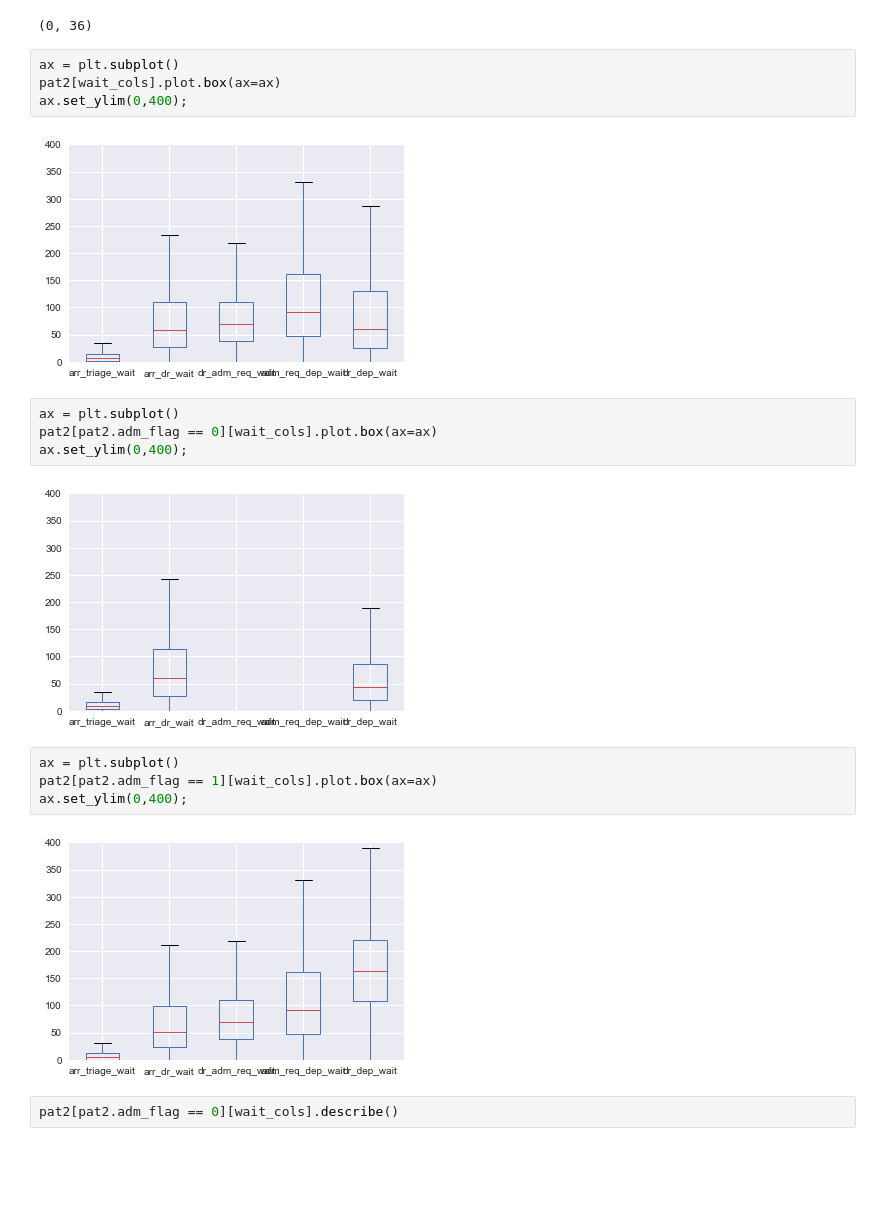
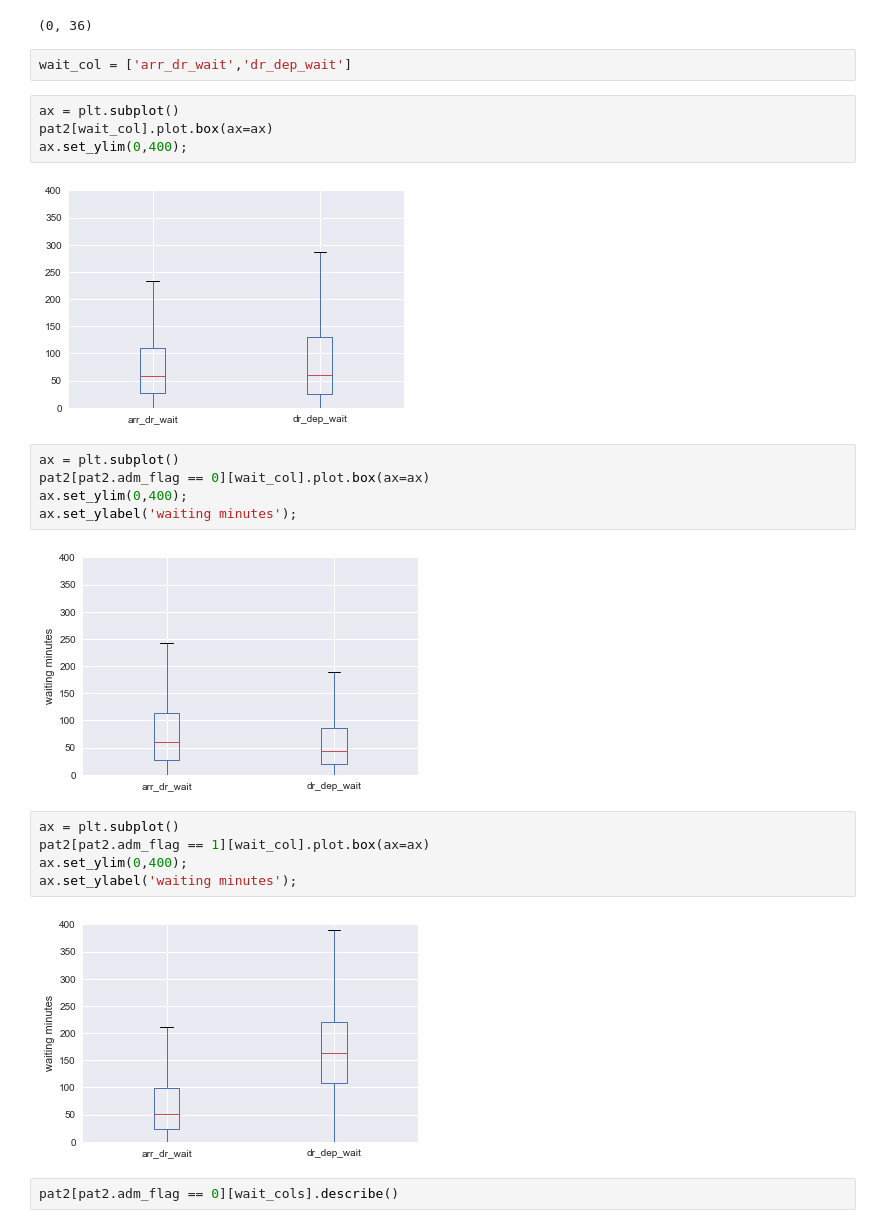
Before and after one commit to BradKeogh/flosp, a Jupyter notebook: hhMAIN.ipynb, the cells around one changed output. Saved outputs shown, nothing was run; the diff lists cells and outputs as text; blank space fills up the shorter version.

```diff
--- a/hhMAIN.ipynb
+++ b/hhMAIN.ipynb
@@ -439,24 +439,28 @@ pat2[wait_cols].describe()
 pat2[pat2.dr_dep_wait < 0].shape
 # %% [output]
 (0, 36)
+# %%
+wait_col = ['arr_dr_wait','dr_dep_wait']
 # %%
 ax = plt.subplot()
-pat2[wait_cols].plot.box(ax=ax)
+pat2[wait_col].plot.box(ax=ax)
 ax.set_ylim(0,400);
 # %% [output]
-[figure, old version]
+[figure, new version]
 # %%
 ax = plt.subplot()
-pat2[pat2.adm_flag == 0][wait_cols].plot.box(ax=ax)
+pat2[pat2.adm_flag == 0][wait_col].plot.box(ax=ax)
 ax.set_ylim(0,400);
+ax.set_ylabel('waiting minutes');
 # %% [output]
-[figure, old version]
+[figure, new version]
 # %%
 ax = plt.subplot()
-pat2[pat2.adm_flag == 1][wait_cols].plot.box(ax=ax)
+pat2[pat2.adm_flag == 1][wait_col].plot.box(ax=ax)
 ax.set_ylim(0,400);
+ax.set_ylabel('waiting minutes');
 # %% [output]
-[figure, old version]
+[figure, new version]
 # %%
 pat2[pat2.adm_flag == 0][wait_cols].describe()
 # %% [output]
```
Also changed, not shown: parts of 20 cells of this notebook.
